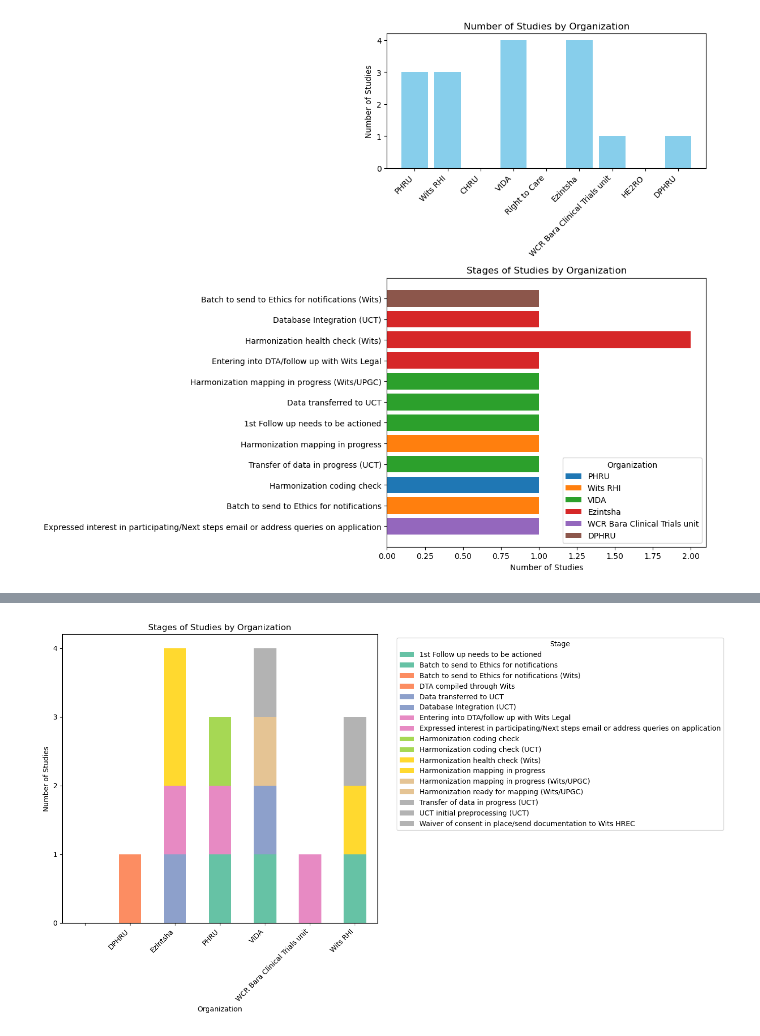
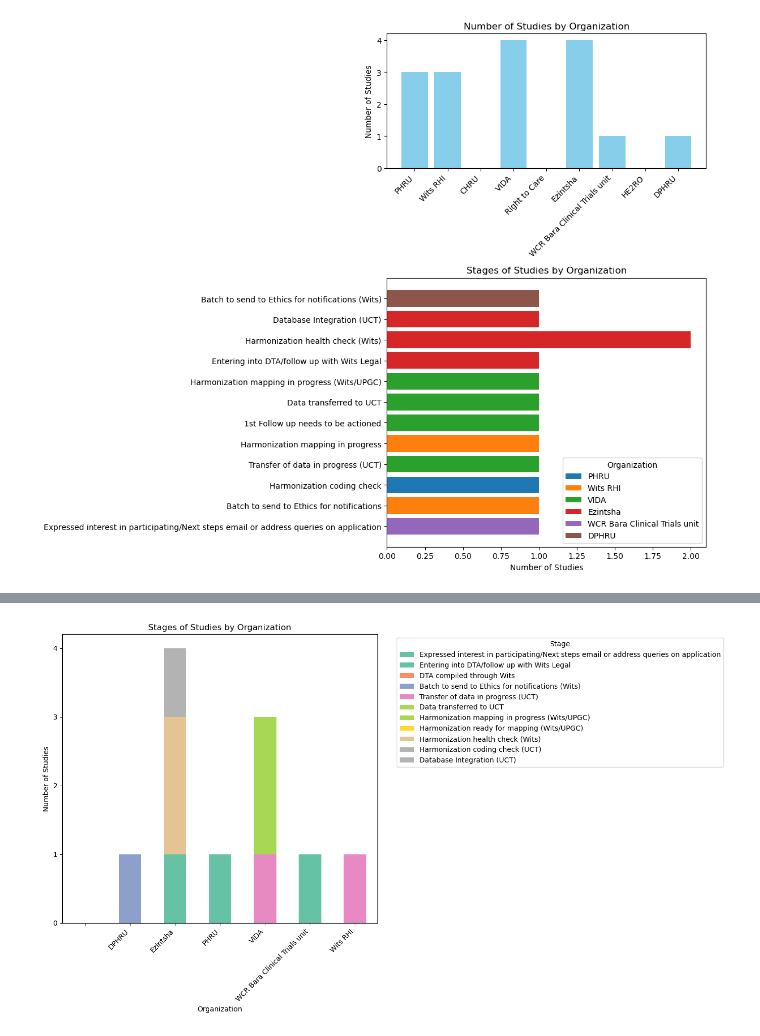
Before and after one commit to Logic06183/Heat_Project-1, a Jupyter notebook: RP2_partners.ipynb, the cells around one changed output, grey strips where cells are left out. Cells and saved outputs as stored; diff of their text form; code cells hidden in the pictures.

```diff
--- a/RP2_partners.ipynb
+++ b/RP2_partners.ipynb
@@ -307,23 +256,17 @@ import matplotlib.pyplot as plt
 
 # Updated stages based on the provided image
 stage_order = [
-    "1st Follow up needs to be actioned",
-    "Batch to send to Ethics for notifications",
+    "Expressed interest in participating/Next steps email or address queries on application",
+    "Entering into DTA/follow up with Wits Legal",
+    "DTA compiled through Wits",
     "Batch to send to Ethics for notifications (Wits)",
-    "DTA compiled through Wits",
+    "Transfer of data in progress (UCT)",
     "Data transferred to UCT",
-    "Database Integration (UCT)",
-    "Entering into DTA/follow up with Wits Legal",
-    "Expressed interest in participating/Next steps email or address queries on application",
-    "Harmonization coding check",
-    "Harmonization coding check (UCT)",
-    "Harmonization health check (Wits)",
-    "Harmonization mapping in progress",
     "Harmonization mapping in progress (Wits/UPGC)",
     "Harmonization ready for mapping (Wits/UPGC)",
-    "Transfer of data in progress (UCT)",
-    "UCT initial preprocessing (UCT)",
-    "Waiver of consent in place/send documentation to Wits HREC"
+    "Harmonization health check (Wits)",
+    "Harmonization coding check (UCT)",
+    "Database Integration (UCT)",
 ]
 
 # Sample data preparation
@@ -350,31 +293,31 @@ data_list = []
 for org, stage_dict in stages_data.items():
     for stage, count in stage_dict.items():
         data_list.append([org, stage, count])
 
 df = pd.DataFrame(data_list, columns=['Organization', 'Stage', 'Count'])
 
 # Ensure all stages are in the DataFrame, even if some have no counts
 missing_stages = [{'Organization': '', 'Stage': stage, 'Count': 0} for stage in stage_order if stage not in df['Stage'].values]
 df = pd.concat([df, pd.DataFrame(missing_stages)], ignore_index=True)
 
 # Pivot the DataFrame for easier plotting with stacked bars
 df_pivot = df.pivot(index='Organization', columns='Stage', values='Count').fillna(0)
 df_pivot = df_pivot[stage_order]  # Reorder columns
 
 # Plotting with stacked bars and customized y-axis labels to show only whole numbers
 ax = df_pivot.plot(kind='bar', stacked=True, figsize=(14, 8), colormap='Set2')
 
 # Customize y-axis labels to be whole numbers only
 ax.yaxis.set_major_locator(plt.MaxNLocator(integer=True))
 
 ax.set_title('Stages of Studies by Organization')
 ax.set_xlabel('Organization')
 ax.set_ylabel('Number of Studies')
 ax.legend(title='Stage', bbox_to_anchor=(1.05, 1), loc='upper left')
 plt.xticks(rotation=45, ha='right')
 plt.tight_layout()
 
 # Display the plot
 plt.show()
 # %% [output]
-[figure, old version]
+[figure, new version]
```
Also changed, not shown: parts of 5 cells of this notebook, 1 other file.
